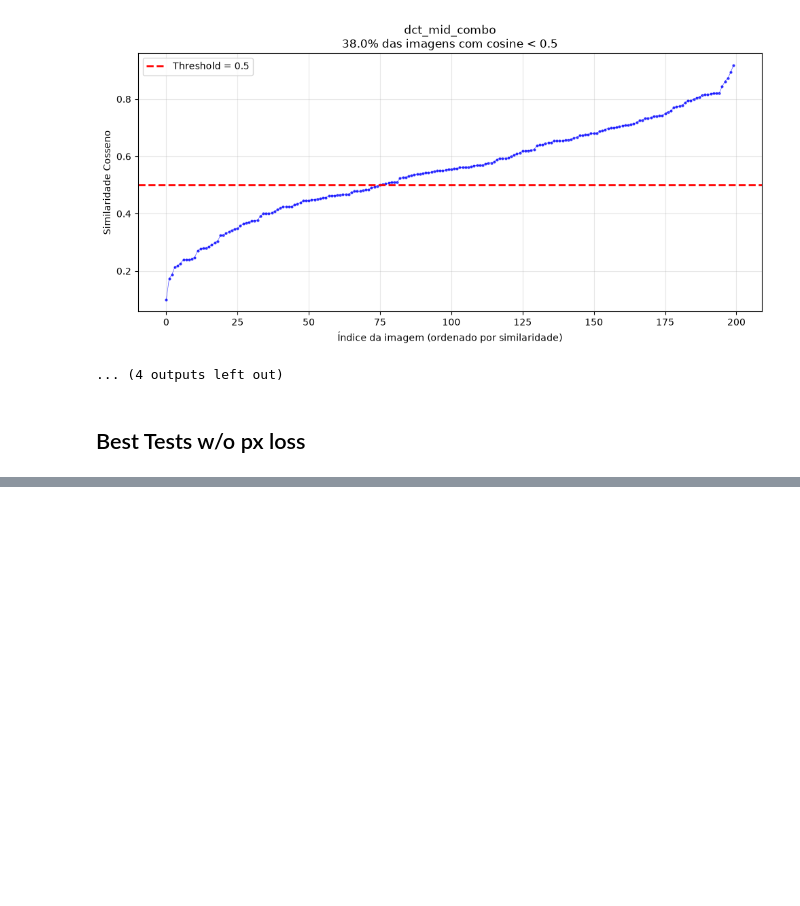
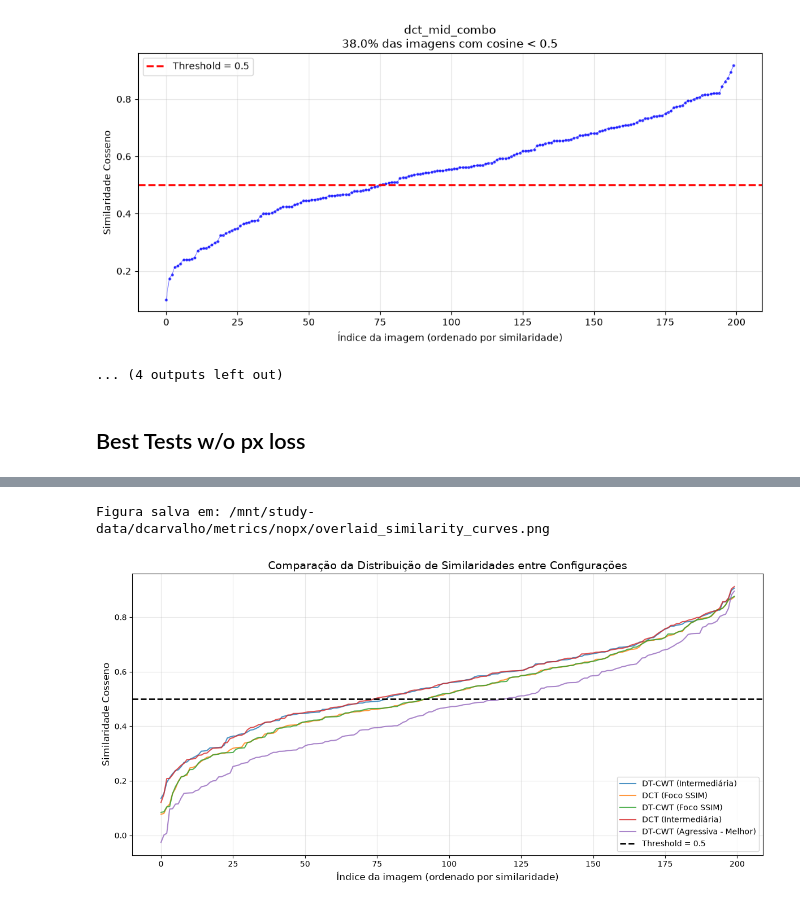
Before and after one commit to diogonunescarv/Lightweight-Face-De-identification, a Jupyter notebook: notebooks/coverage.ipynb, the cells around one changed output, grey strips where cells are left out. Cells and saved outputs as stored; diff of their text form; code cells hidden in the pictures; blank space fills up the shorter version.

```diff
--- a/notebooks/coverage.ipynb
+++ b/notebooks/coverage.ipynb
@@ -155,0 +166,53 @@ Encontrados 0 modelos com resultados por imagem:
+# %%
+import pandas as pd
+import matplotlib.pyplot as plt
+from pathlib import Path
+
+# Caminho para a sua pasta principal onde estão os arquivos .per_image.csv
+METRICS_BASE = Path("/mnt/study-data/dcarvalho/metrics/nopx")
+THRESHOLD = 0.5
+OUTPUT_PATH = Path("/mnt/study-data/dcarvalho/metrics/nopx/overlaid_similarity_curves.png")  # ajuste o path
+
+# Encontra todos os arquivos .per_image.csv
+per_image_files = list(METRICS_BASE.glob("*.per_image.csv"))
+
+# Mapeamento para nomes bonitos na legenda
+NICE_NAMES = {
+    "lssim10_id15_photo_dct_nopx": "DCT (Foco SSIM)",
+    "lssim10_id15_photo_dtcwt_nopx": "DT-CWT (Foco SSIM)",
+    "mid_combo_dct_nopx": "DCT (Intermediária)",
+    "mid_combo_dtcwt_nopx": "DT-CWT (Intermediária)",
+    "mid_combo_amp20_flow45_nopx": "DT-CWT (Agressiva - Melhor)",
+}
+
+plt.figure(figsize=(12, 6))
+
+for csv_file in per_image_files:
+    df = pd.read_csv(csv_file)
+    # Ordena por similaridade para gerar a curva crescente
+    df = df.sort_values('cosine', ascending=True).reset_index(drop=True)
+
+    model_name = csv_file.stem.replace(".per_image", "")  # remove sufixo
+    label = NICE_NAMES.get(model_name, model_name)
+
+    plt.plot(df.index, df['cosine'], linewidth=1.5, alpha=0.8, label=label)
+
+# Linha do threshold
+plt.axhline(y=THRESHOLD, color='black', linestyle='--', linewidth=2, label=f'Threshold = {THRESHOLD}')
+
+plt.xlabel('Índice da imagem (ordenado por similaridade)', fontsize=12)
+plt.ylabel('Similaridade Cosseno', fontsize=12)
+plt.title('Comparação da Distribuição de Similaridades entre Configurações', fontsize=14)
+plt.legend(loc='lower right', fontsize=10)
+plt.grid(True, alpha=0.3)
+plt.tight_layout()
+
+# Salva a figura
+plt.savefig(OUTPUT_PATH, dpi=300)
+print(f"Figura salva em: {OUTPUT_PATH}")
+
+# Exibe
+plt.show()
+# %% [output]
+Figura salva em: /mnt/study-data/dcarvalho/metrics/nopx/overlaid_similarity_curves.png
+[figure, added]
```
Also changed, not shown: parts of 3 cells of this notebook, 3 other files.
